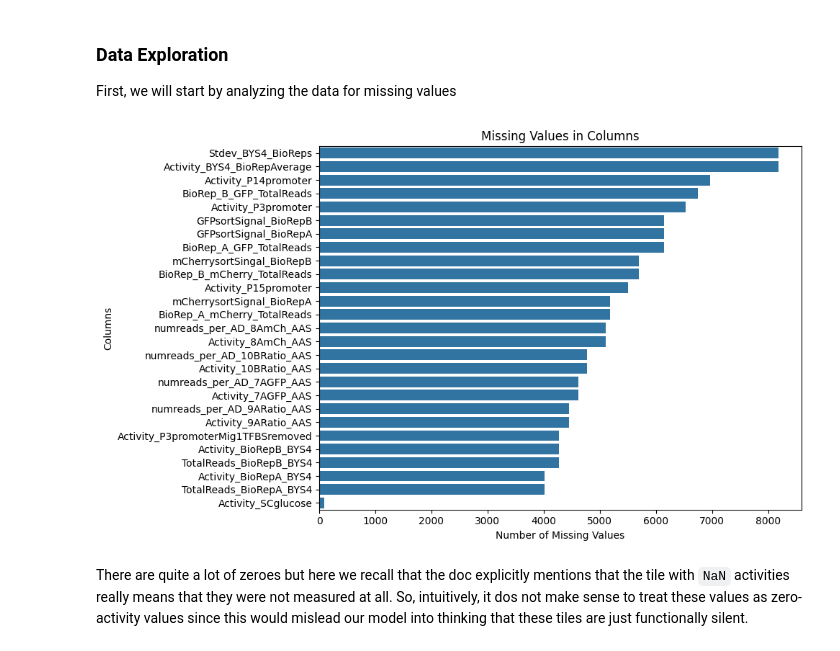
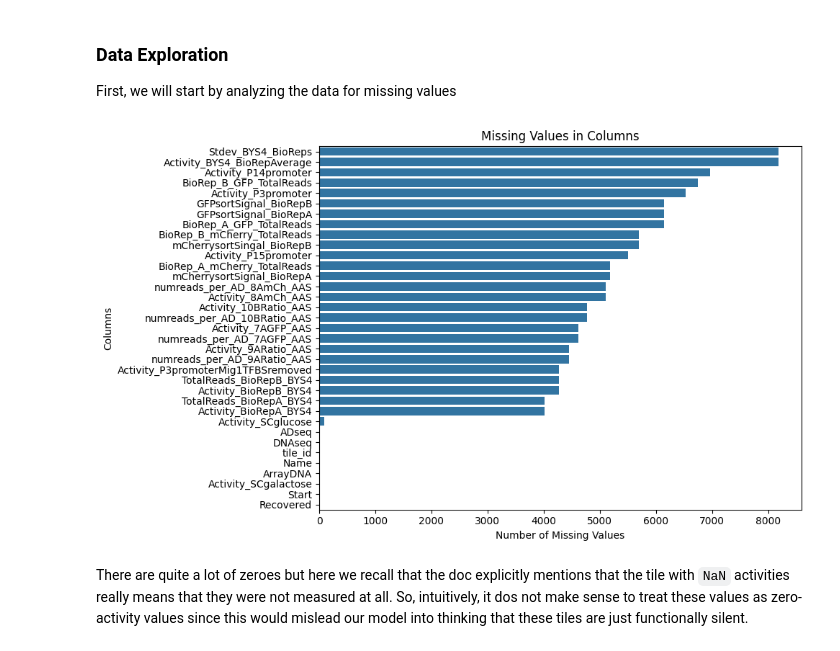
Before and after one commit to Qamil-Mirza/compbio146-berkeley, a Jupyter notebook: ds4bio-sp25/final-group/final-project-baseline.ipynb, the cells around one changed output. Drawn from its saved outputs; the diff is of its cells as text; code cells hidden in the pictures.

```diff
--- a/ds4bio-sp25/final-group/final-project-baseline.ipynb
+++ b/ds4bio-sp25/final-group/final-project-baseline.ipynb
@@ -45,18 +49,18 @@ First, we will start by analyzing the data for missing values
 # %%
 # Bar chart for missing values hprizontally
 missing_values = data.isnull().sum()
-missing_values = missing_values[missing_values > 0]
+#missing_values = missing_values[missing_values > 0]
 missing_values = missing_values.sort_values(ascending=False)
 plt.figure(figsize=(10, 6))
 sns.barplot(x=missing_values.values, y=missing_values.index, orient="h")
 plt.xlabel("Number of Missing Values")
 plt.ylabel("Columns")
 plt.title("Missing Values in Columns")
 plt.tight_layout()
 #plt.savefig("GCN4_missing_values.png")
 plt.show()
 # %% [output]
-[figure, old version]
+[figure, new version]
 # %% [markdown]
 There are quite a lot of zeroes but here we recall that the doc explicitly mentions that the tile with `NaN` activities really means that they were not measured at all. So, intuitively, it dos not make sense to treat these values as  zero-activity values since this would mislead our model into thinking that these tiles are just functionally silent.
 # %% [markdown]
```
Also changed, not shown: parts of 3 cells of this notebook.
